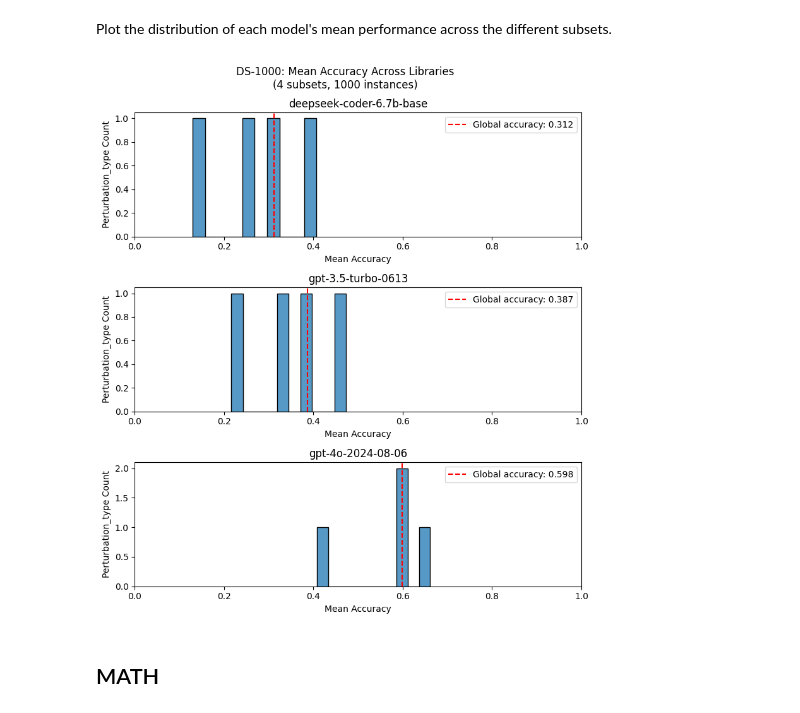
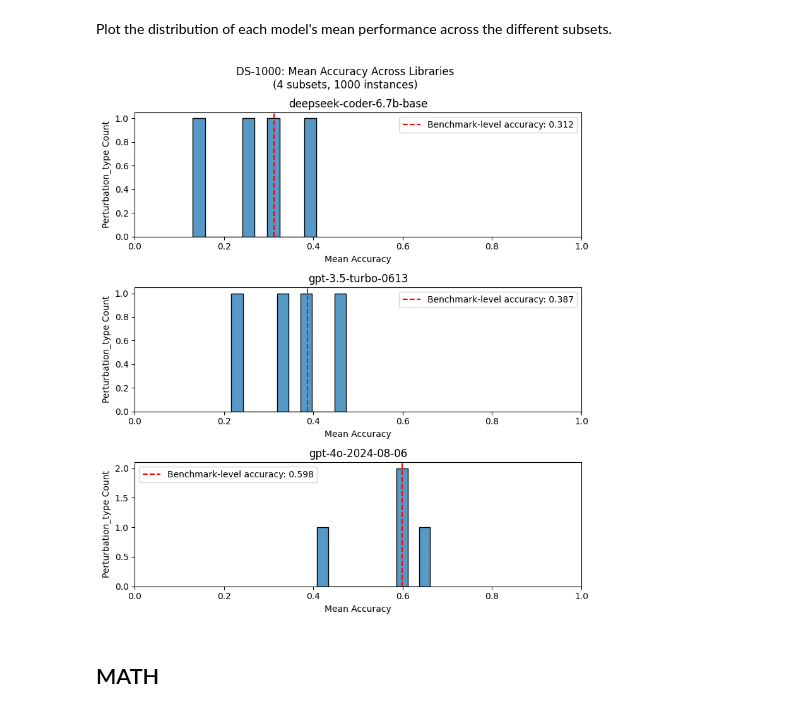
Before and after one commit to mpg05883/EvalTree, a Jupyter notebook: inter_subset_analysis.ipynb, the cells around one changed output. Saved outputs shown, nothing was run; the diff lists cells and outputs as text; code cells hidden in the pictures.

Commit message:
Added bash scripts and updated plots

```diff
--- a/inter_subset_analysis.ipynb
+++ b/inter_subset_analysis.ipynb
@@ -266,35 +266,35 @@ Plot the distribution of each model's mean performance across the different subs
 global_means = eval_results_df.mean()
 fig, axes = plt.subplots(num_models, 1, figsize=(8, 3 * num_models))
 
 for i, model in enumerate(accuracy_df.columns):
     ax = axes[i] if num_models > 1 else axes
     sns.histplot(data=accuracy_df, x=model, ax=ax, bins=10)
     ax.set_xlabel("Mean Accuracy")
     ax.set_ylabel(f"{subset_col.capitalize()} Count")
     ax.set_title(f"{model}")
     ax.set_xlim(0, 1)
 
     # Add vertical line for global mean
     global_mean = global_means[model]
     ax.axvline(
         global_mean,
         color="red",
         linestyle="--",
-        label=f"Global accuracy: {global_mean:.3f}",
+        label=f"Benchmark-level accuracy: {global_mean:.3f}",
     )
     ax.legend()
 
 plt.suptitle(
     f"{dataset}: Mean Accuracy Across Libraries"
     f"\n({len(subsets)} subsets, {num_instances} instances)"
 )
 plt.tight_layout()
 plot_name = f"accuracy_distribution_{subset_col}"
 file_path = build_plot_path(dataset, analysis, plot_name)
 plt.savefig(file_path)
 plt.show()
 # %% [output]
-[figure, old version]
+[figure, new version]
 # %% [markdown]
 ## MATH
 # %% [markdown]
```
Also changed, not shown: parts of 2 cells of this notebook, 15 other files.
